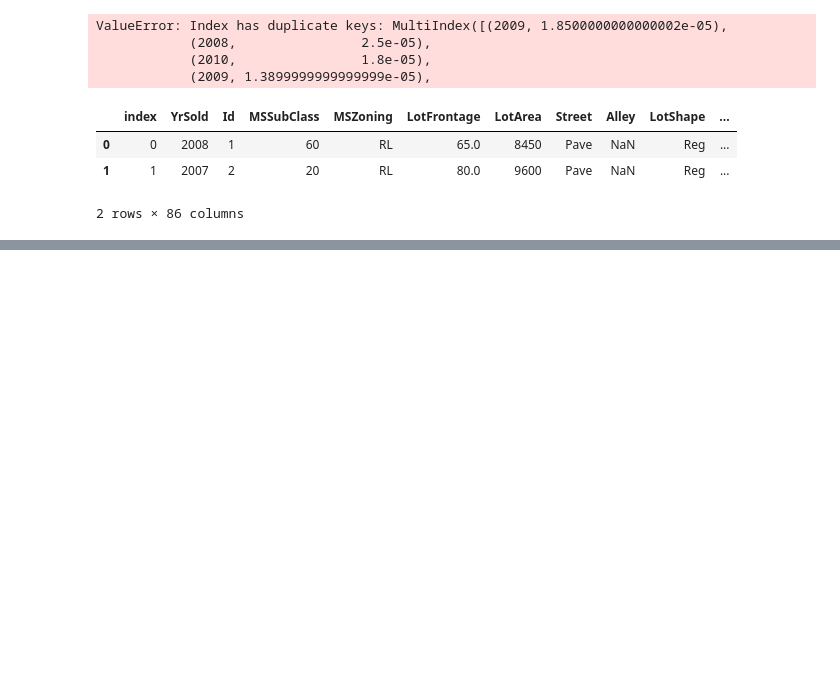
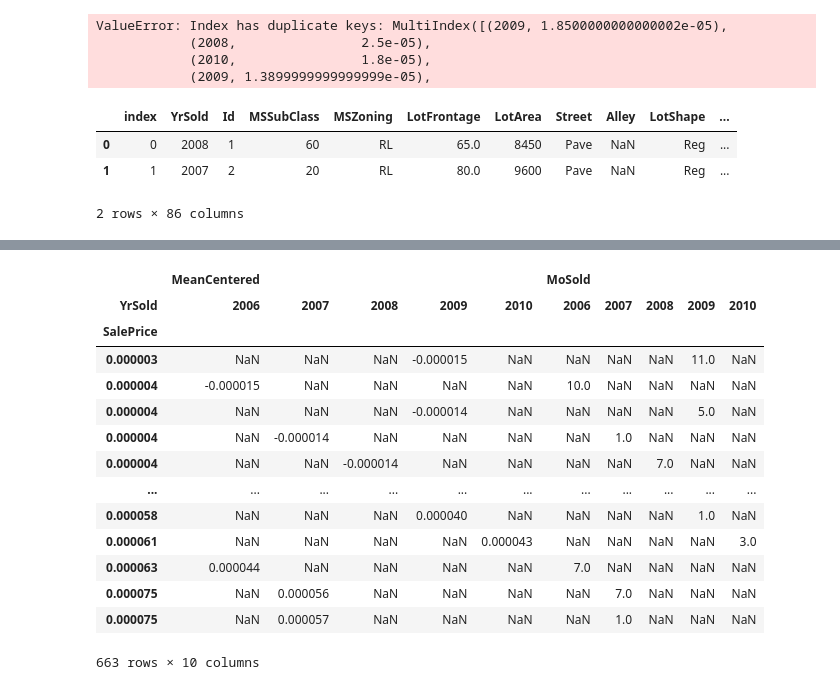
Before and after one commit to hekaplex/2022_03_DSI_WD, a Jupyter notebook: Temitope_Oyeleye/Python/Pandas Exercise2 05102022.ipynb, the cells around one changed output, grey strips where cells are left out. Saved outputs shown, nothing was run; the diff lists cells and outputs as text; code cells hidden in the pictures; blank space fills up the shorter version.

```diff
--- a/Temitope_Oyeleye/Python/Pandas Exercise2 05102022.ipynb
+++ b/Temitope_Oyeleye/Python/Pandas Exercise2 05102022.ipynb
@@ -459,3 +476,5 @@ train.head(2)
+# %%
+train = train.drop(['CumDeathRate', 'DeathRate'], axis=1)
 # %%
 # PIVOT THE DATA
 train_wide = train.pivot(
@@ -465,0 +489,19 @@ ValueError: Index contains duplicate entries, cannot reshape
+# %%
+train.pivot_table(
+    index='SalePrice', columns='YrSold', values=['MoSold','MeanCentered'])
+# %% [output]
+|  | MeanCentered |  |  |  |  | MoSold |  |  |  |  |
+| YrSold | 2006 | 2007 | 2008 | 2009 | 2010 | 2006 | 2007 | 2008 | 2009 | 2010 |
+| SalePrice |  |  |  |  |  |  |  |  |  |  |
+| 0.000003 | NaN | NaN | NaN | -0.000015 | NaN | NaN | NaN | NaN | 11.0 | NaN |
+| 0.000004 | -0.000015 | NaN | NaN | NaN | NaN | 10.0 | NaN | NaN | NaN | NaN |
+| 0.000004 | NaN | NaN | NaN | -0.000014 | NaN | NaN | NaN | NaN | 5.0 | NaN |
+| 0.000004 | NaN | -0.000014 | NaN | NaN | NaN | NaN | 1.0 | NaN | NaN | NaN |
+| 0.000004 | NaN | NaN | -0.000014 | NaN | NaN | NaN | NaN | 7.0 | NaN | NaN |
+| ... | ... | ... | ... | ... | ... | ... | ... | ... | ... | ... |
+| 0.000058 | NaN | NaN | NaN | 0.000040 | NaN | NaN | NaN | NaN | 1.0 | NaN |
+| 0.000061 | NaN | NaN | NaN | NaN | 0.000043 | NaN | NaN | NaN | NaN | 3.0 |
+| 0.000063 | 0.000044 | NaN | NaN | NaN | NaN | 7.0 | NaN | NaN | NaN | NaN |
+| 0.000075 | NaN | 0.000056 | NaN | NaN | NaN | NaN | 7.0 | NaN | NaN | NaN |
+| 0.000075 | NaN | 0.000057 | NaN | NaN | NaN | NaN | 1.0 | NaN | NaN | NaN |
+663 rows × 10 columns
```
Also changed, not shown: parts of 14 cells of this notebook.
